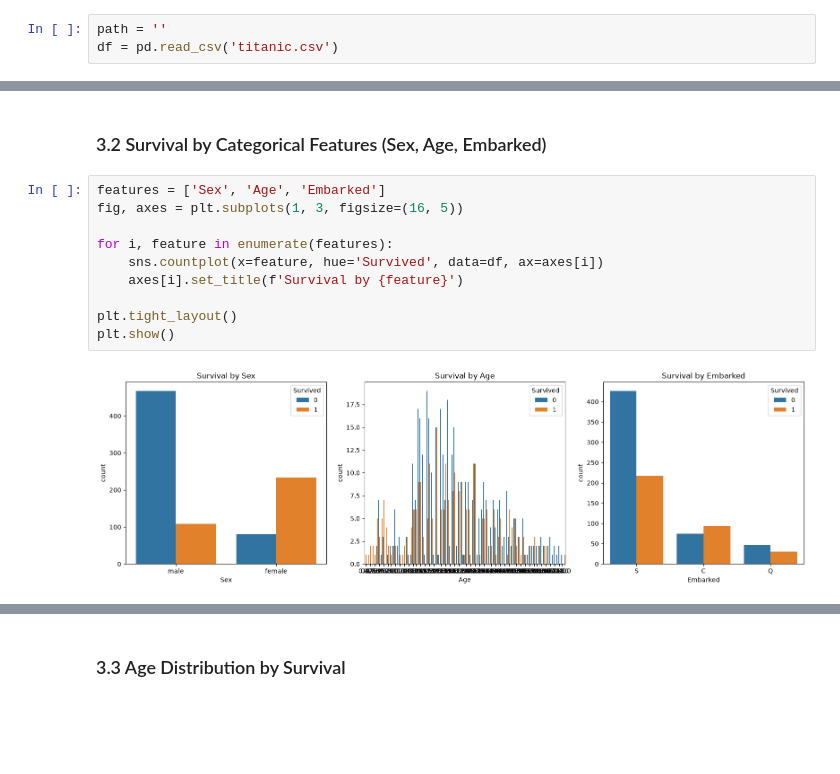
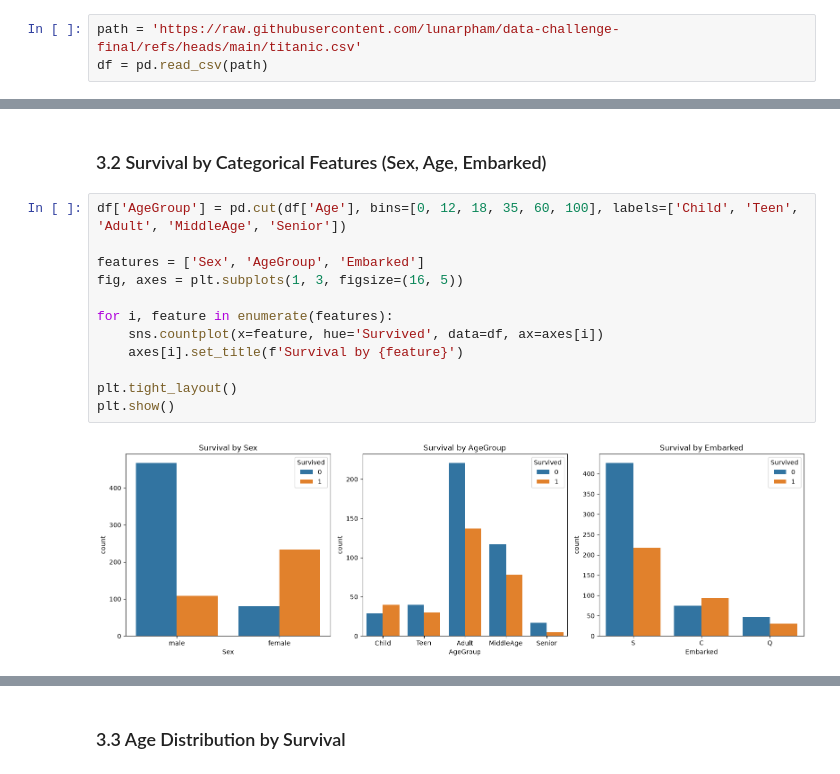
Before and after one commit to lunarpham/data-challenge-final, a Jupyter notebook: DC1_PhamDuyTruong.ipynb, the cells around one changed output, grey strips where cells are left out. Drawn from its saved outputs; the diff is of its cells as text; blank space fills up the shorter version.

Commit message:
split ages into AgeGroup for better categorizing and visualizing

```diff
--- a/DC1_PhamDuyTruong.ipynb
+++ b/DC1_PhamDuyTruong.ipynb
@@ -31,8 +31,8 @@ import datetime as dt
 
 Load the Titanic CSV and explore its structure: shape, data types, statistics, and missing values.
 # %%
-path = ''
-df = pd.read_csv('titanic.csv')
+path = 'https://raw.githubusercontent.com/lunarpham/data-challenge-final/refs/heads/main/titanic.csv'
+df = pd.read_csv(path)
 # %%
 df.dtypes
 # %% [output]
@@ -122,14 +122,16 @@ Text(0.5, 1.0, 'Survival Distribution (0 = no, 1 = yes)')
 # %% [markdown]
 ### 3.2 Survival by Categorical Features (Sex, Age, Embarked)
 # %%
-features = ['Sex', 'Age', 'Embarked']
+df['AgeGroup'] = pd.cut(df['Age'], bins=[0, 12, 18, 35, 60, 100], labels=['Child', 'Teen', 'Adult', 'MiddleAge', 'Senior'])
+
+features = ['Sex', 'AgeGroup', 'Embarked']
 fig, axes = plt.subplots(1, 3, figsize=(16, 5))
 
 for i, feature in enumerate(features):
     sns.countplot(x=feature, hue='Survived', data=df, ax=axes[i])
     axes[i].set_title(f'Survival by {feature}')
 
 plt.tight_layout()
 plt.show()
 # %% [output]
-[figure, old version]
+[figure, new version]
```
Also changed, not shown: parts of 11 cells of this notebook.
